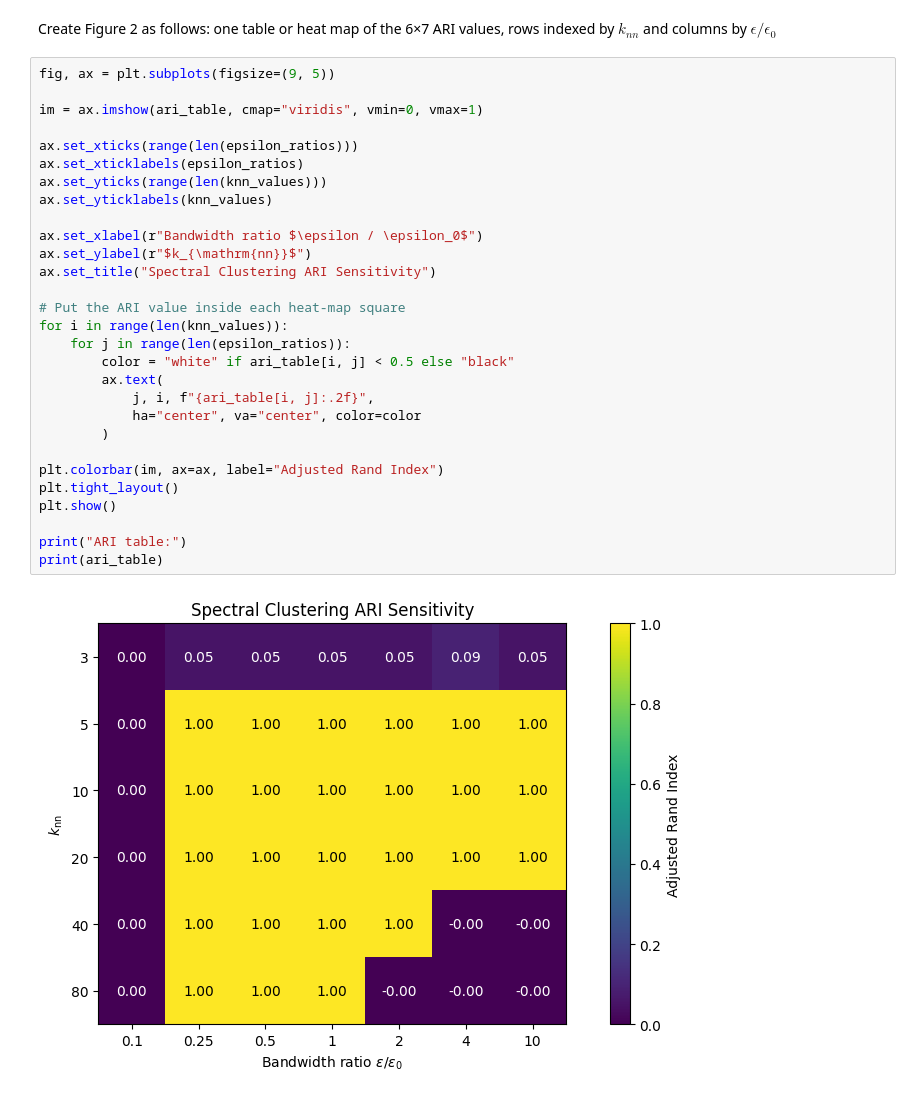
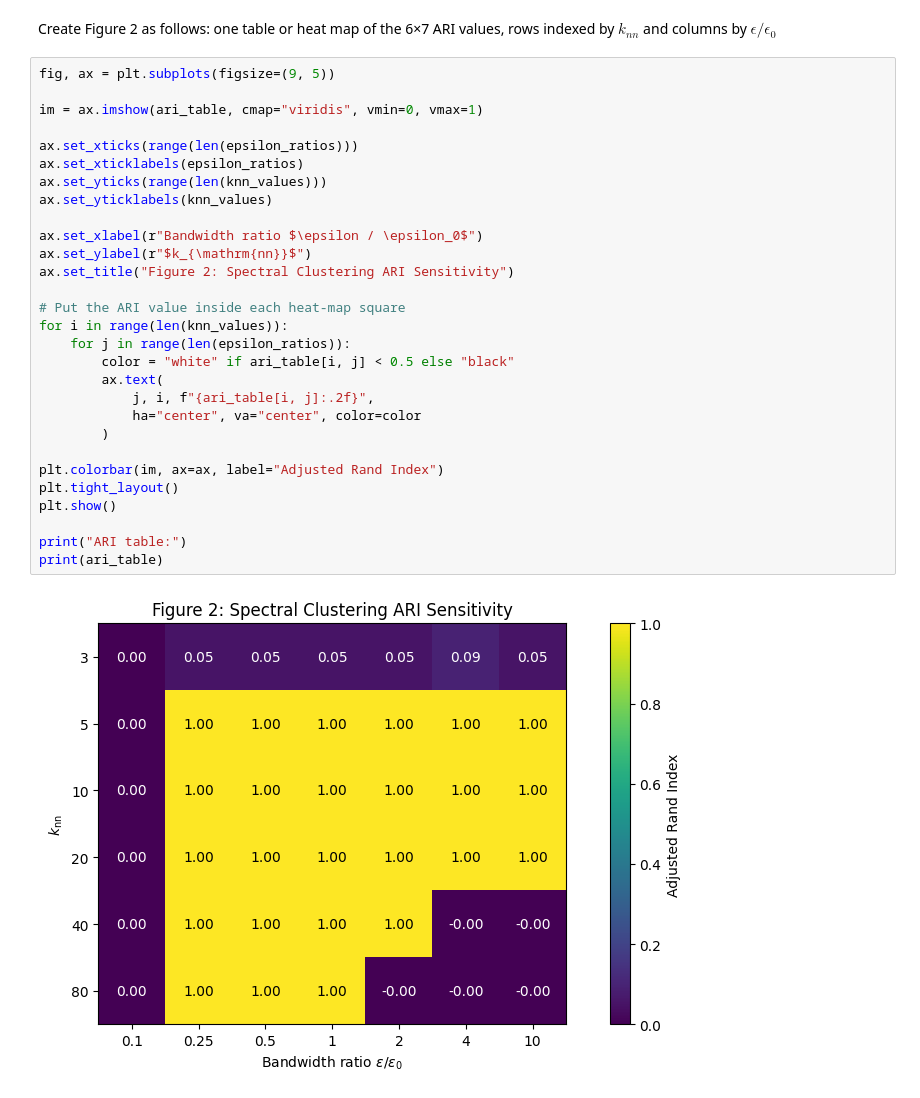
Before and after one commit to maxmartin40/Math-5750-Projects, a Jupyter notebook: Homework3.ipynb, the cells around one changed output. Saved outputs shown, nothing was run; the diff lists cells and outputs as text.

Commit message:
Edit title on figure

```diff
--- a/Homework3.ipynb
+++ b/Homework3.ipynb
@@ -167,34 +167,34 @@ by $\epsilon/\epsilon_0$
 # %%
 fig, ax = plt.subplots(figsize=(9, 5))
 
 im = ax.imshow(ari_table, cmap="viridis", vmin=0, vmax=1)
 
 ax.set_xticks(range(len(epsilon_ratios)))
 ax.set_xticklabels(epsilon_ratios)
 ax.set_yticks(range(len(knn_values)))
 ax.set_yticklabels(knn_values)
 
 ax.set_xlabel(r"Bandwidth ratio $\epsilon / \epsilon_0$")
 ax.set_ylabel(r"$k_{\mathrm{nn}}$")
-ax.set_title("Spectral Clustering ARI Sensitivity")
+ax.set_title("Figure 2: Spectral Clustering ARI Sensitivity")
 
 # Put the ARI value inside each heat-map square
 for i in range(len(knn_values)):
     for j in range(len(epsilon_ratios)):
         color = "white" if ari_table[i, j] < 0.5 else "black"
         ax.text(
             j, i, f"{ari_table[i, j]:.2f}",
             ha="center", va="center", color=color
         )
 
 plt.colorbar(im, ax=ax, label="Adjusted Rand Index")
 plt.tight_layout()
 plt.show()
 
 print("ARI table:")
 print(ari_table)
 # %% [output]
-[figure, old version]
+[figure, new version]
 ARI table:
 [[ 3.20651523e-05  5.30456073e-02  5.30456073e-02  5.30456073e-02
    5.30456073e-02  9.39177233e-02  5.30456073e-02]
```
